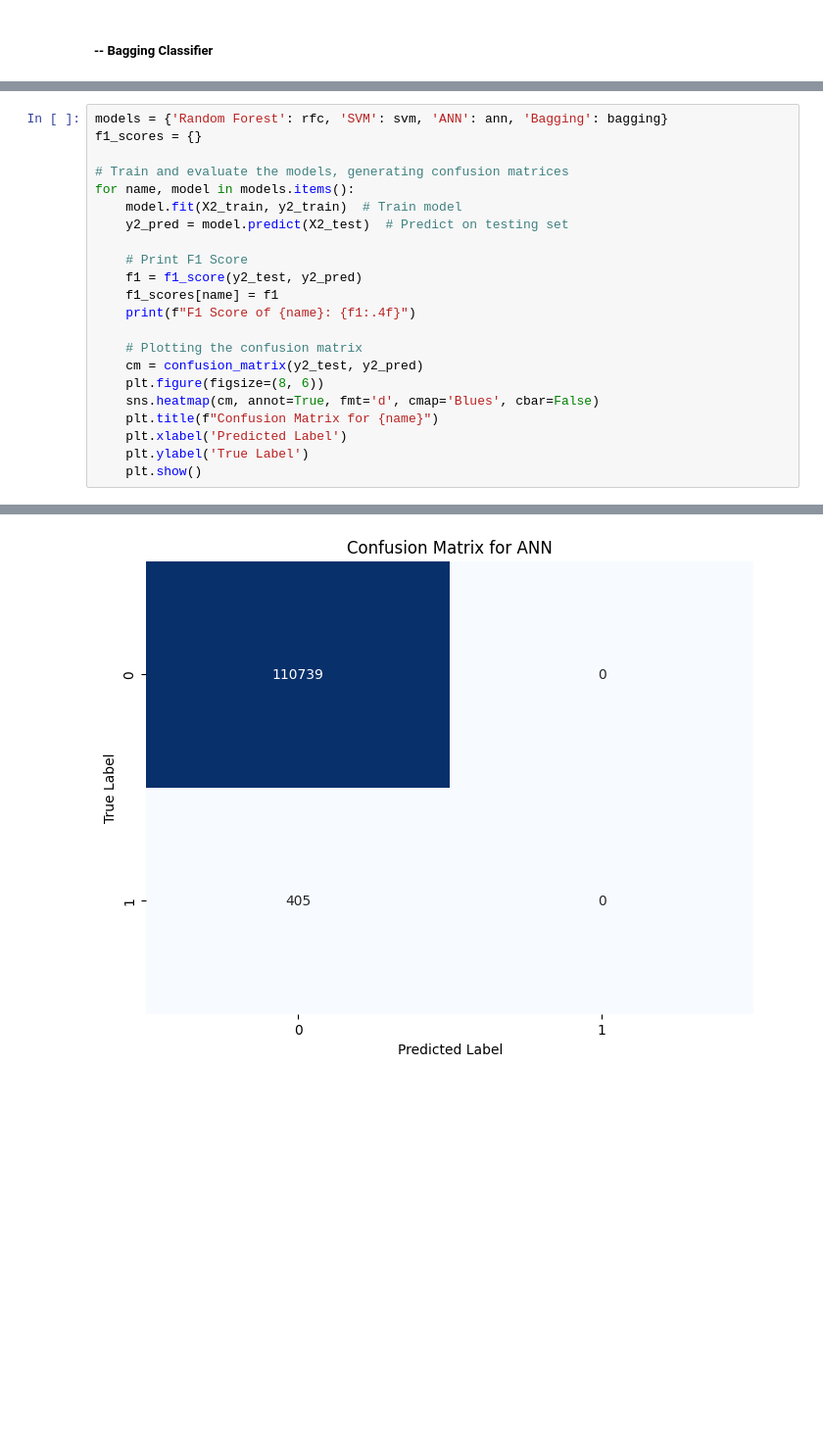
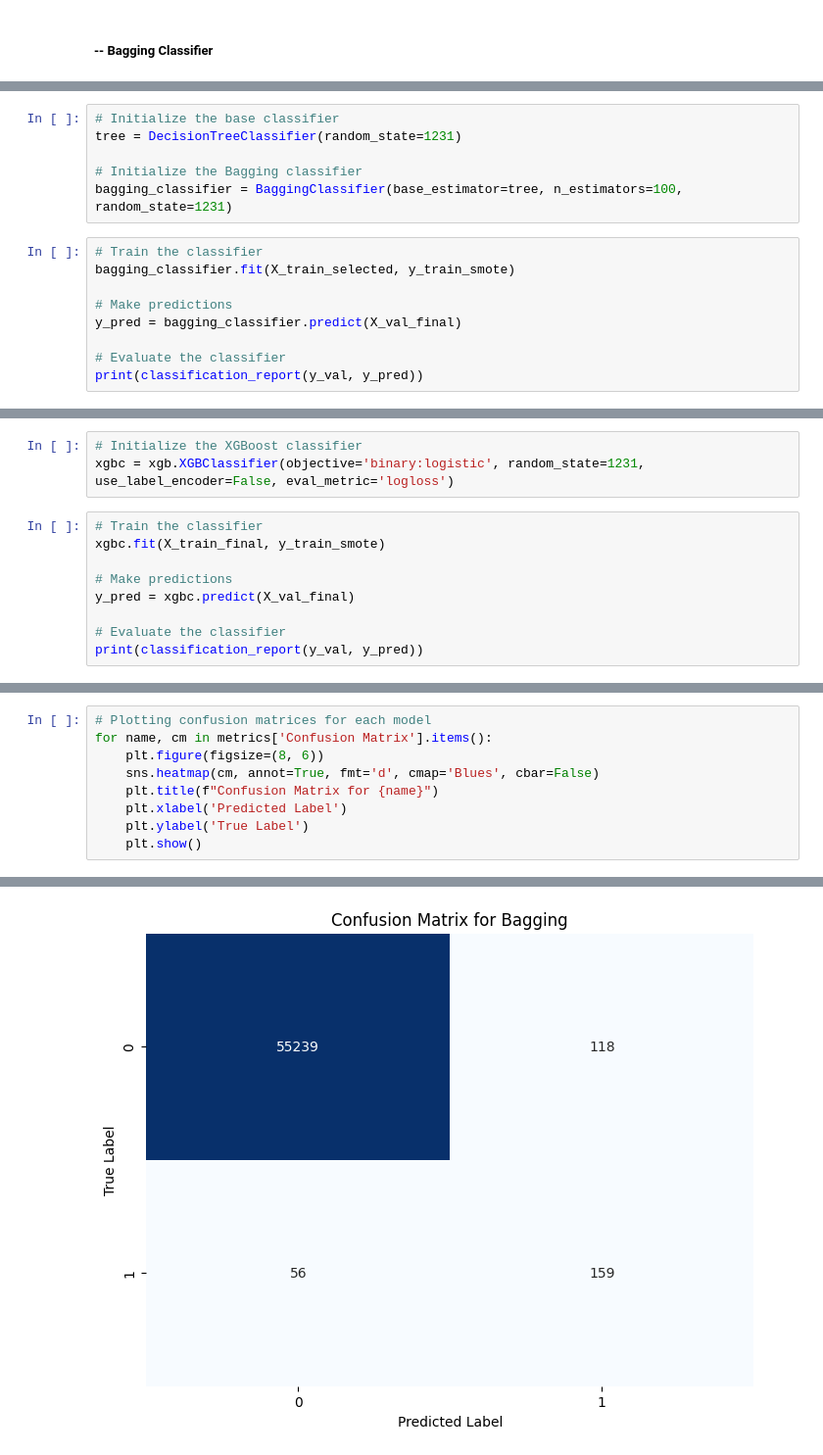
Before and after one commit to BBBB1231/DS340W-Project, a Jupyter notebook: Final Project.ipynb, the cells around one changed output, grey strips where cells are left out. Shown at 98% size. Drawn from its saved outputs; the diff is of its cells as text; blank space fills up the shorter version.

```diff
--- a/Final Project.ipynb
+++ b/Final Project.ipynb
@@ -178,0 +615,15 @@ Name: count, dtype: int64
+# %%
+# Initialize the base classifier
+tree = DecisionTreeClassifier(random_state=1231)
+
+# Initialize the Bagging classifier
+bagging_classifier = BaggingClassifier(base_estimator=tree, n_estimators=100, random_state=1231)
+# %%
+# Train the classifier
+bagging_classifier.fit(X_train_selected, y_train_smote)
+
+# Make predictions
+y_pred = bagging_classifier.predict(X_val_final)
+
+# Evaluate the classifier
+print(classification_report(y_val, y_pred))
@@ -178,0 +641,12 @@ Name: count, dtype: int64
+# %%
+# Initialize the XGBoost classifier
+xgbc = xgb.XGBClassifier(objective='binary:logistic', random_state=1231, use_label_encoder=False, eval_metric='logloss')
+# %%
+# Train the classifier
+xgbc.fit(X_train_final, y_train_smote)
+
+# Make predictions
+y_pred = xgbc.predict(X_val_final)
+
+# Evaluate the classifier
+print(classification_report(y_val, y_pred))
@@ -181,19 +718,6 @@ Name: count, dtype: int64
 # %%
-models = {'Random Forest': rfc, 'SVM': svm, 'ANN': ann, 'Bagging': bagging}
-f1_scores = {}
-
-# Train and evaluate the models, generating confusion matrices
-for name, model in models.items():
-    model.fit(X2_train, y2_train)  # Train model
-    y2_pred = model.predict(X2_test)  # Predict on testing set
-
-    # Print F1 Score
-    f1 = f1_score(y2_test, y2_pred)
-    f1_scores[name] = f1
-    print(f"F1 Score of {name}: {f1:.4f}")
-
-    # Plotting the confusion matrix
-    cm = confusion_matrix(y2_test, y2_pred)
+# Plotting confusion matrices for each model
+for name, cm in metrics['Confusion Matrix'].items():
     plt.figure(figsize=(8, 6))
     sns.heatmap(cm, annot=True, fmt='d', cmap='Blues', cbar=False)
     plt.title(f"Confusion Matrix for {name}")
@@ -209 +730 @@ F1 Score of ANN: 0.0000
-[figure, old version]
+[figure, new version]
```
Also changed, not shown: parts of 74 cells of this notebook.
